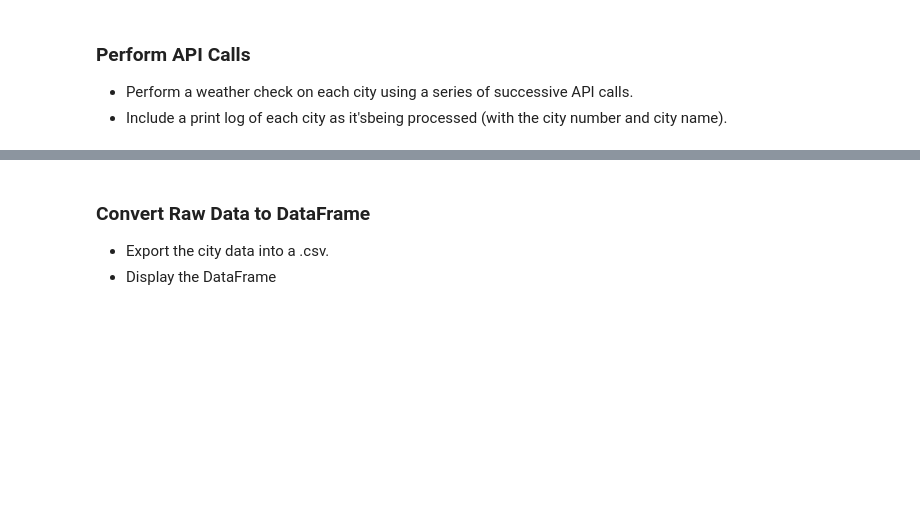
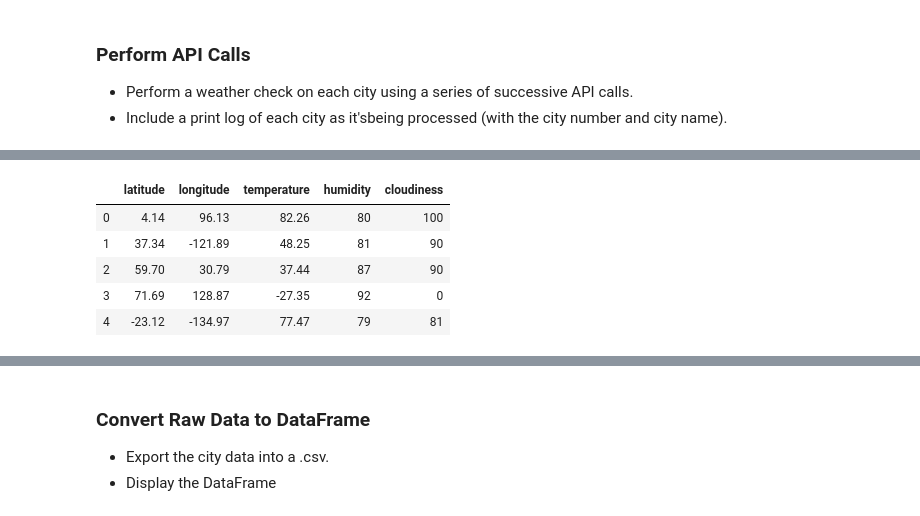
Before and after one commit to Dstoohey/Python-API, a Jupyter notebook: starter_code/WeatherPy.ipynb, the cells around one changed output, grey strips where cells are left out. Saved outputs shown, nothing was run; the diff lists cells and outputs as text; code cells hidden in the pictures; blank space fills up the shorter version.

```diff
--- a/starter_code/WeatherPy.ipynb
+++ b/starter_code/WeatherPy.ipynb
@@ -106,0 +126,10 @@ for x in cities:
+# %%
+city_info_df =  pd.DataFrame(city_info).copy()
+city_info_df.head()
+# %% [output]
+|  | latitude | longitude | temperature | humidity | cloudiness |
+| 0 | 4.14 | 96.13 | 82.26 | 80 | 100 |
+| 1 | 37.34 | -121.89 | 48.25 | 81 | 90 |
+| 2 | 59.70 | 30.79 | 37.44 | 87 | 90 |
+| 3 | 71.69 | 128.87 | -27.35 | 92 | 0 |
+| 4 | -23.12 | -134.97 | 77.47 | 79 | 81 |
```
Also changed, not shown: parts of 7 cells of this notebook, 4 other files.
